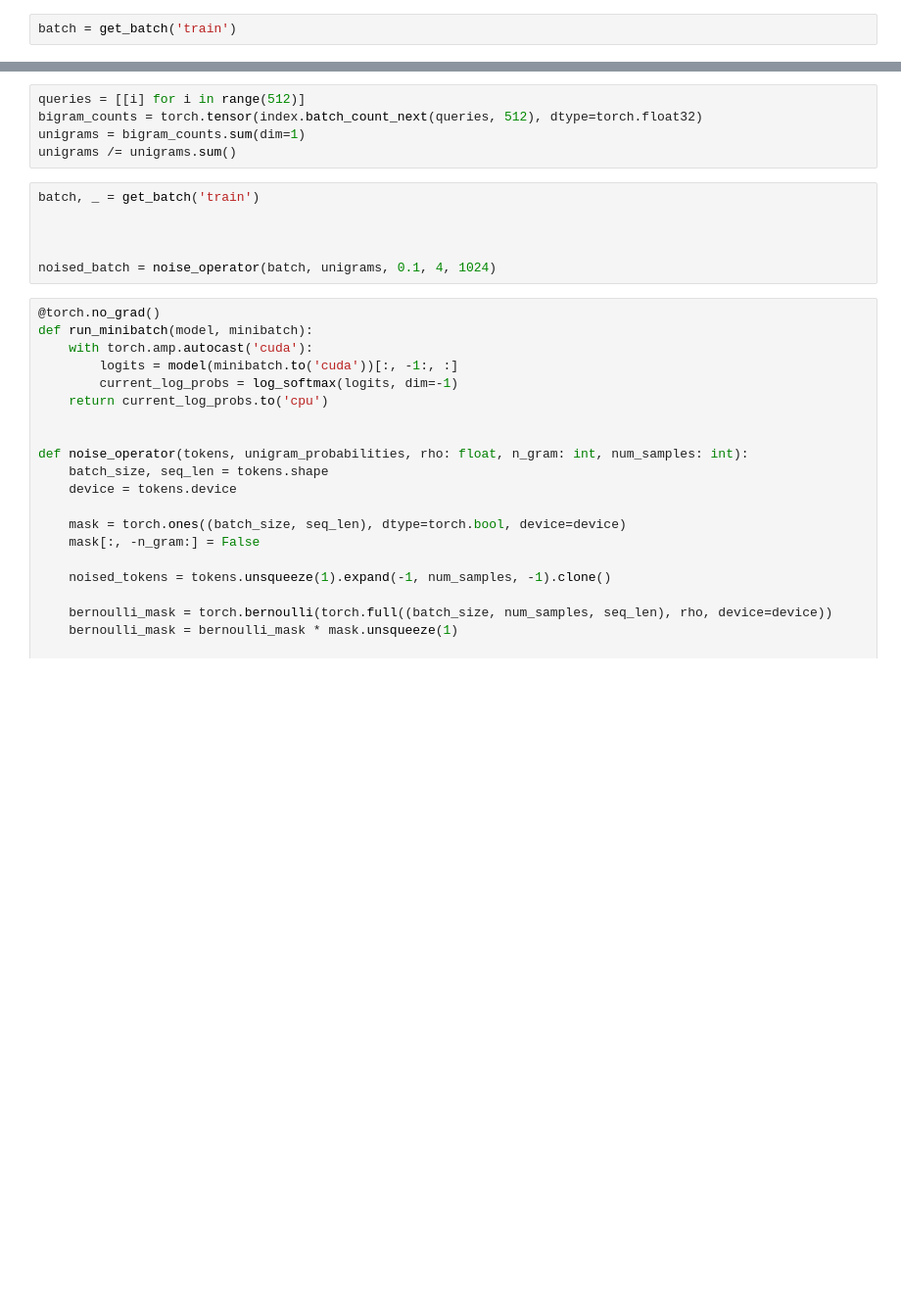
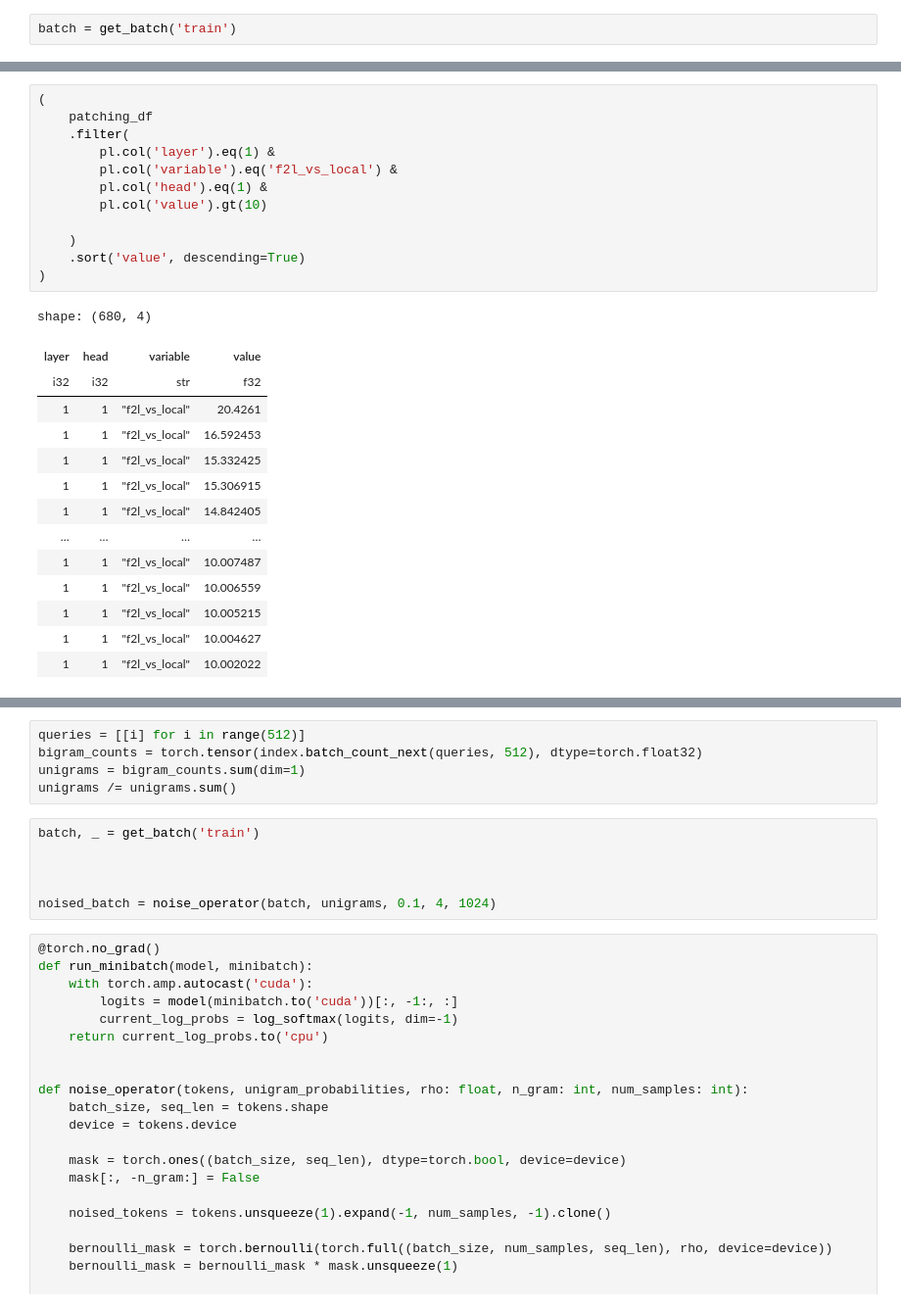
Before and after one commit to dashstander/ngram-markov, a Jupyter notebook: noise_operator.ipynb, the cells around one changed output, grey strips where cells are left out. Shown at 98% size. Saved outputs shown, nothing was run; the diff lists cells and outputs as text; blank space fills up the shorter version.

```diff
--- a/noise_operator.ipynb
+++ b/noise_operator.ipynb
@@ -211,0 +337,27 @@ tensor([[ -8.0185,     -inf,     -inf,  ...,     -inf,     -inf,     -inf],
+# %%
+(
+    patching_df
+    .filter(
+        pl.col('layer').eq(1) &
+        pl.col('variable').eq('f2l_vs_local') &
+        pl.col('head').eq(1) &
+        pl.col('value').gt(10)
+
+    )
+    .sort('value', descending=True)
+)
+# %% [output]
+shape: (680, 4)
+| layer | head | variable | value |
+| i32 | i32 | str | f32 |
+| 1 | 1 | "f2l_vs_local" | 20.4261 |
+| 1 | 1 | "f2l_vs_local" | 16.592453 |
+| 1 | 1 | "f2l_vs_local" | 15.332425 |
+| 1 | 1 | "f2l_vs_local" | 15.306915 |
+| 1 | 1 | "f2l_vs_local" | 14.842405 |
+| … | … | … | … |
+| 1 | 1 | "f2l_vs_local" | 10.007487 |
+| 1 | 1 | "f2l_vs_local" | 10.006559 |
+| 1 | 1 | "f2l_vs_local" | 10.005215 |
+| 1 | 1 | "f2l_vs_local" | 10.004627 |
+| 1 | 1 | "f2l_vs_local" | 10.002022 |
```
Also changed, not shown: parts of 16 cells of this notebook, 1 other file.
